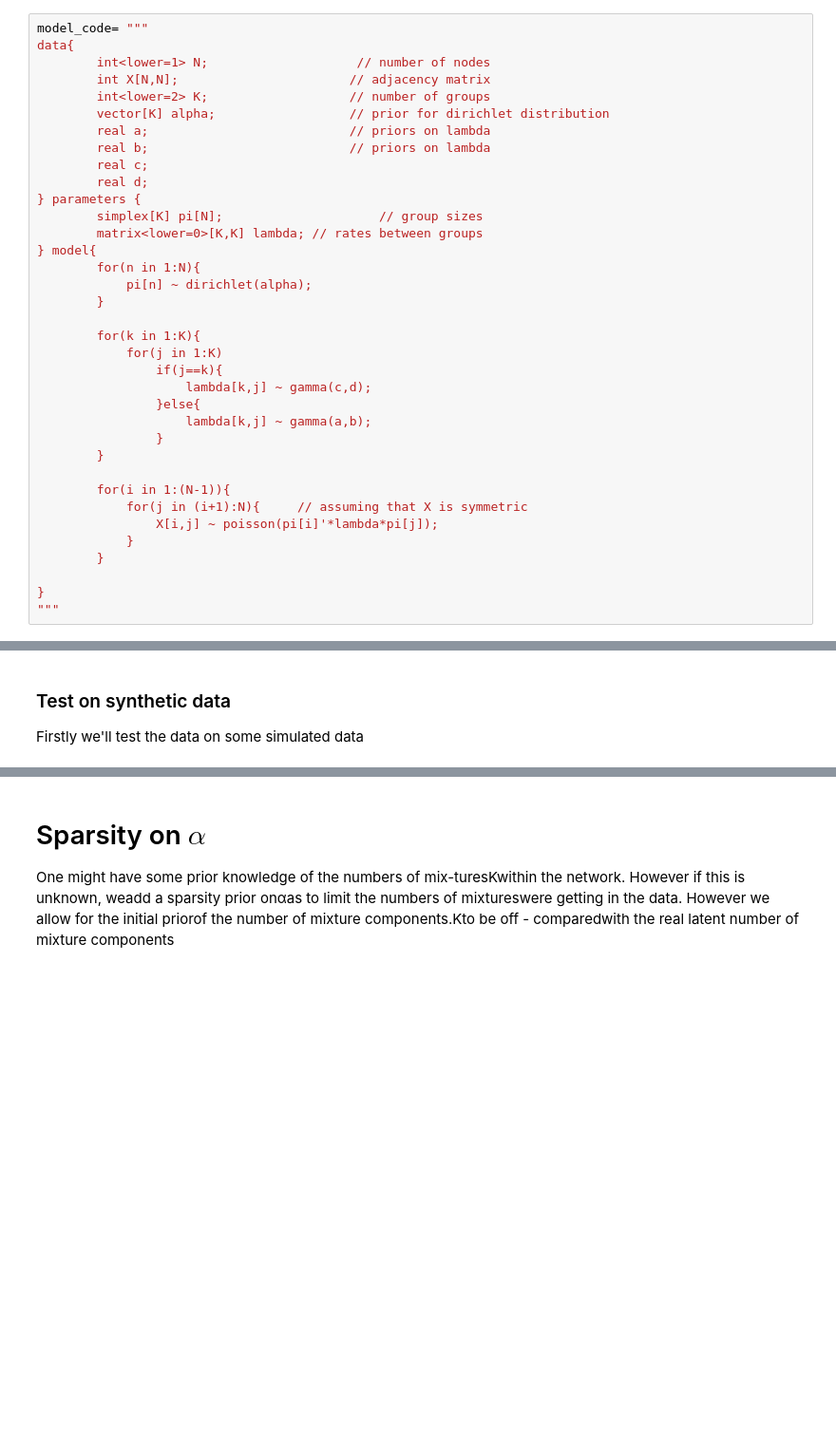
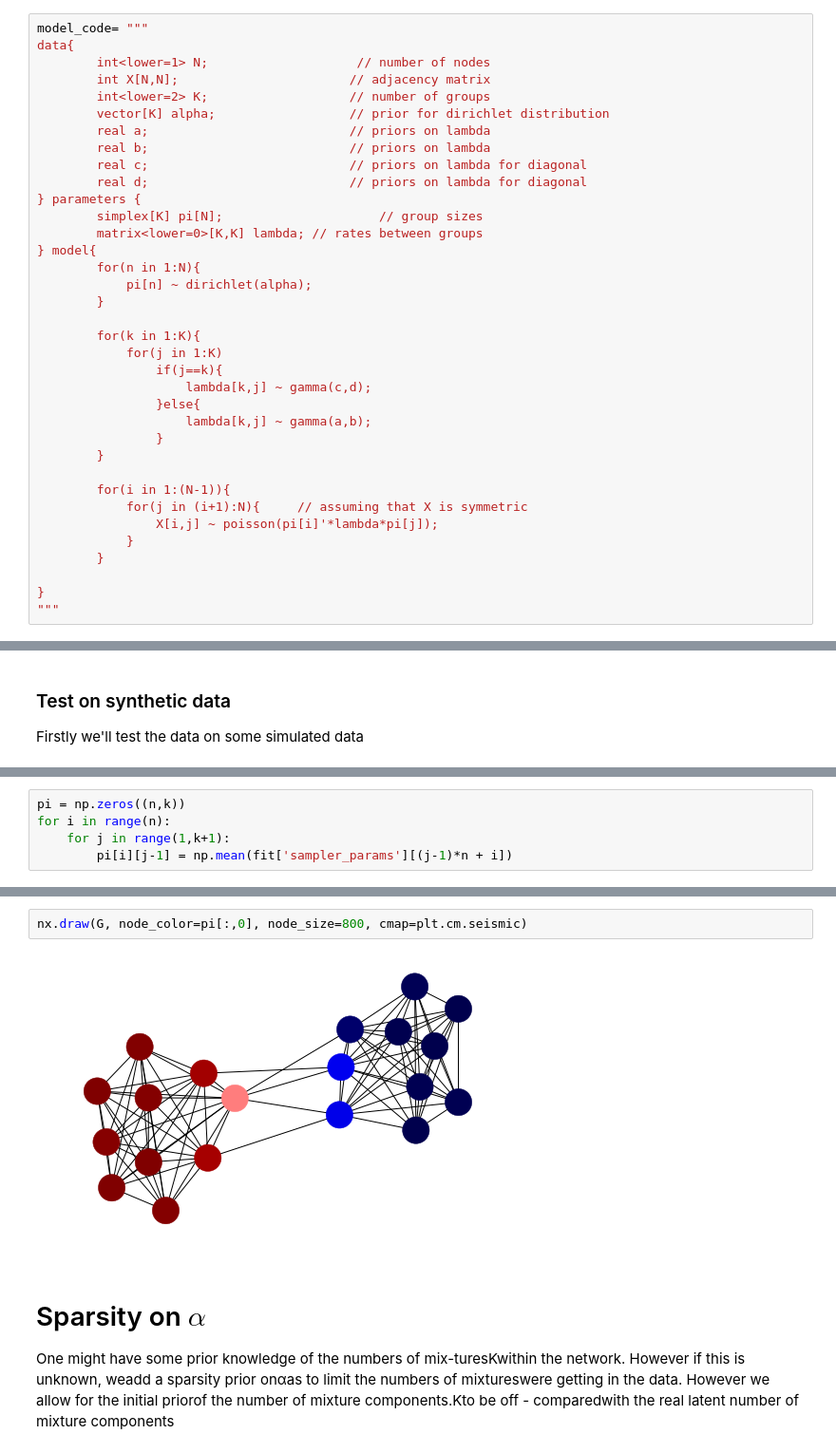
Before and after one commit to davidfrichhansen/mbml_project, a Jupyter notebook: notebooks/Final.ipynb, the cells around one changed output, grey strips where cells are left out. Shown at 95% size. Cells and saved outputs as stored; diff of their text form; blank space fills up the shorter version.

Commit message:
added groups plots

```diff
--- a/notebooks/Final.ipynb
+++ b/notebooks/Final.ipynb
@@ -403,8 +404,8 @@ data{
         vector[K] alpha;                  // prior for dirichlet distribution
         real a;                           // priors on lambda
         real b;                           // priors on lambda
-        real c;
-        real d;
+        real c;                           // priors on lambda for diagonal
+        real d;                           // priors on lambda for diagonal
 } parameters {
         simplex[K] pi[N];                     // group sizes
         matrix<lower=0>[K,K] lambda; // rates between groups
@@ -479,0 +481,5 @@ WARNING:pystan:ADVI samples may be found on the filesystem in the file `/var/fol
+# %%
+pi = np.zeros((n,k))
+for i in range(n):
+    for j in range(1,k+1):
+        pi[i][j-1] = np.mean(fit['sampler_params'][(j-1)*n + i])
@@ -480,3 +488,7 @@ WARNING:pystan:ADVI samples may be found on the filesystem in the file `/var/fol
+# %%
+nx.draw(G, node_color=pi[:,0], node_size=800, cmap=plt.cm.seismic)
+# %% [output]
+[figure, added]
 # %% [markdown]
 # Sparsity on $\alpha$
 One might have some prior knowledge of the numbers of mix-turesKwithin the network.  However if this is unknown, weadd a sparsity prior onαas to limit the numbers of mixtureswere getting in the data. However we allow for the initial priorof the number of mixture components.Kto be off - comparedwith the real latent number of mixture components
```
Also changed, not shown: parts of 20 cells of this notebook.
